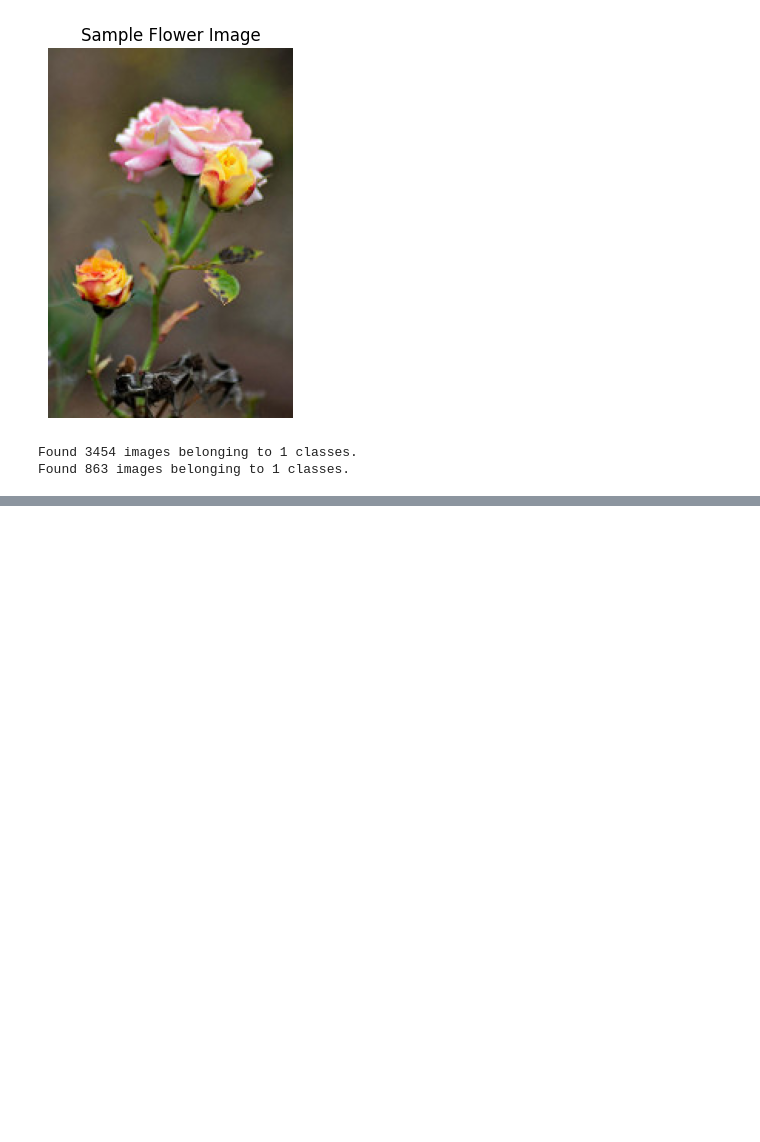
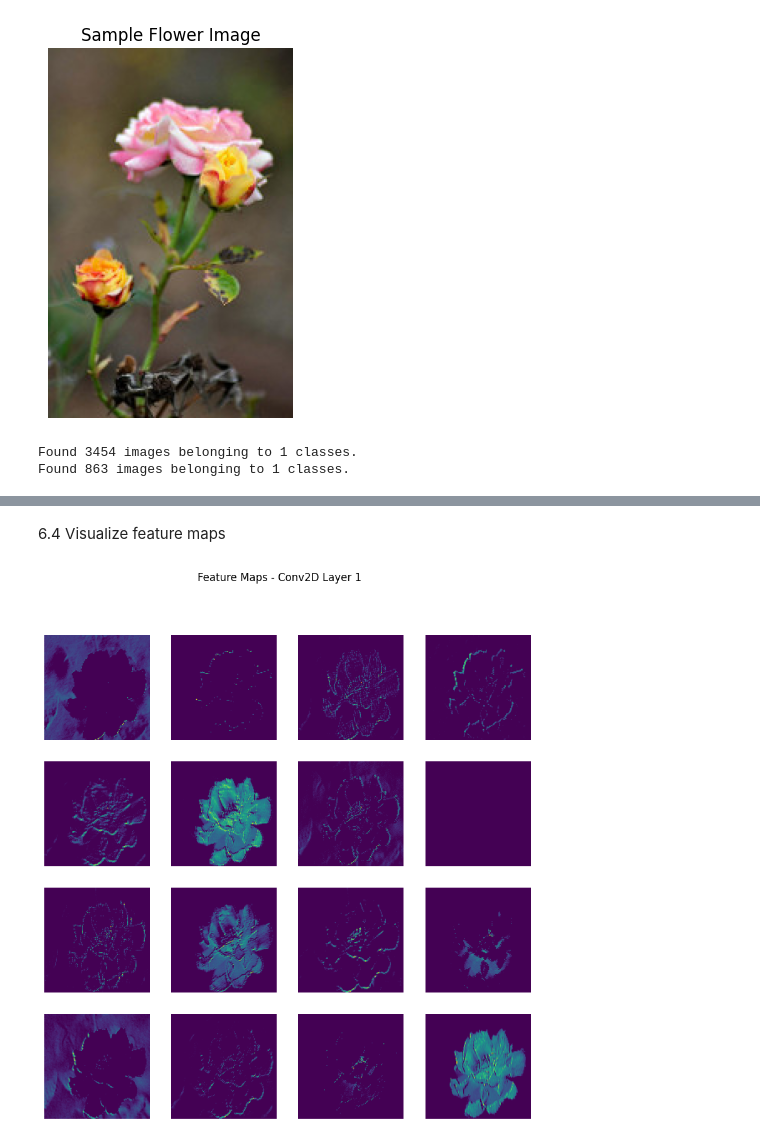
Before and after one commit to hoangchaulanbao/HocmayNC, a Jupyter notebook: CNN_Flower.ipynb, the cells around one changed output, grey strips where cells are left out. Drawn from its saved outputs; the diff is of its cells as text; code cells hidden in the pictures; blank space fills up the shorter version.

```diff
--- a/CNN_Flower.ipynb
+++ b/CNN_Flower.ipynb
@@ -120,0 +323,6 @@ Found 863 images belonging to 1 classes.
+# %%
+from tensorflow.keras.models import Model
+feature_model = Model(
+    inputs=model.inputs[0],
+    outputs=model.get_layer("conv2d_3").output
+)
@@ -120,0 +331,3 @@ Found 863 images belonging to 1 classes.
+# %%
+img_batch, label = next(train_data)
+img = img_batch[0]
@@ -120,0 +336,2 @@ Found 863 images belonging to 1 classes.
+# %%
+feature_maps = feature_model.predict(np.expand_dims(img, axis=0))
@@ -120,0 +340,14 @@ Found 863 images belonging to 1 classes.
+# %% [markdown]
+6.4 Visualize feature maps
+# %%
+plt.figure(figsize=(10,10))
+
+for i in range(16):
+    plt.subplot(4,4,i+1)
+    plt.imshow(feature_maps[0,:,:,i], cmap='viridis')
+    plt.axis('off')
+
+plt.suptitle("Feature Maps - Conv2D Layer 1")
+plt.show()
+# %% [output]
+[figure, added]
```
Also changed, not shown: parts of 55 cells of this notebook.
